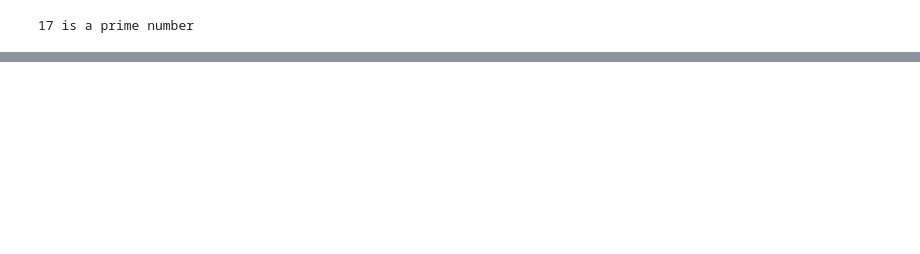
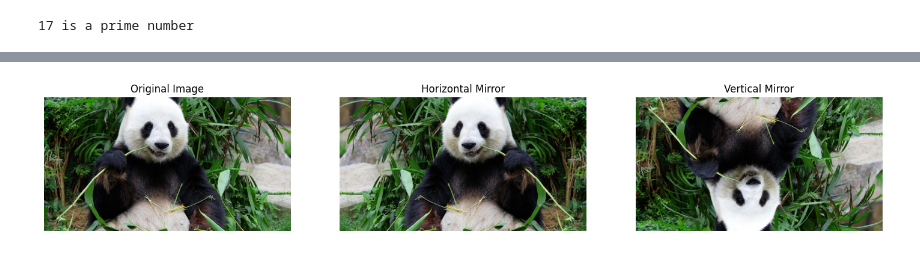
Before and after one commit to Braden-King-1/BigData, a Jupyter notebook: Jupiter_Notebooks/extension2108335.ipynb, the cells around one changed output, grey strips where cells are left out. Cells and saved outputs as stored; diff of their text form; code cells hidden in the pictures; blank space fills up the shorter version.

```diff
--- a/Jupiter_Notebooks/extension2108335.ipynb
+++ b/Jupiter_Notebooks/extension2108335.ipynb
@@ -136,14 +170,40 @@ print("The sum of the series is:", result)
 # %%
 import numpy as np
 import matplotlib.pyplot as plt
-import PIL
-import urllib
+import PIL.Image
 import urllib.request
-import PIL.Image
 
+# Load the image from the URL
 image_url = "https://images.ctfassets.net/rt5zmd3ipxai/25pHfG94sGlRALOqbRvSxl/9f591d8263607fdf923b962cbfcde2a9/NVA-panda.jpg?fit=fill&fm=webp&h=678&w=1252&q=72"
-
 image_data = urllib.request.urlopen(image_url)
 image = PIL.Image.open(image_data)
 np_image = np.array(image)
+
+# Create horizontal and vertical mirror reflections
+horizontal_mirror = np.fliplr(np_image)
+vertical_mirror = np.flipud(np_image)
+
+# Display the original and mirrored images side by side
+plt.figure(figsize=(18, 6))
+
+# Original image
+plt.subplot(1, 3, 1)
 plt.imshow(np_image)
+plt.title("Original Image")
+plt.axis("off")
+
+# Horizontal mirror image
+plt.subplot(1, 3, 2)
+plt.imshow(horizontal_mirror)
+plt.title("Horizontal Mirror")
+plt.axis("off")
+
+# Vertical mirror image
+plt.subplot(1, 3, 3)
+plt.imshow(vertical_mirror)
+plt.title("Vertical Mirror")
+plt.axis("off")
+
+plt.show()
+# %% [output]
+[figure, added]
```
Also changed, not shown: parts of 8 cells of this notebook.
